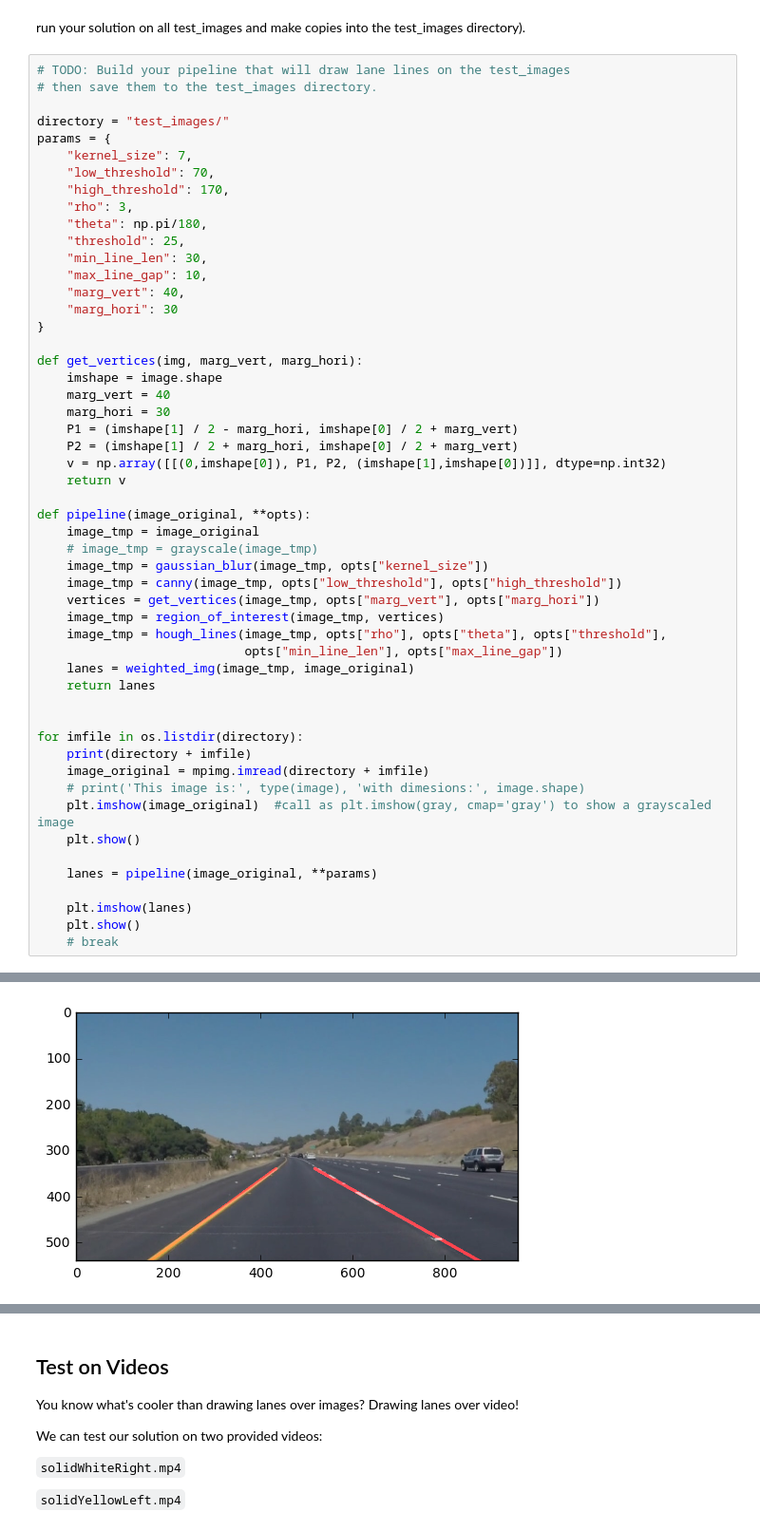
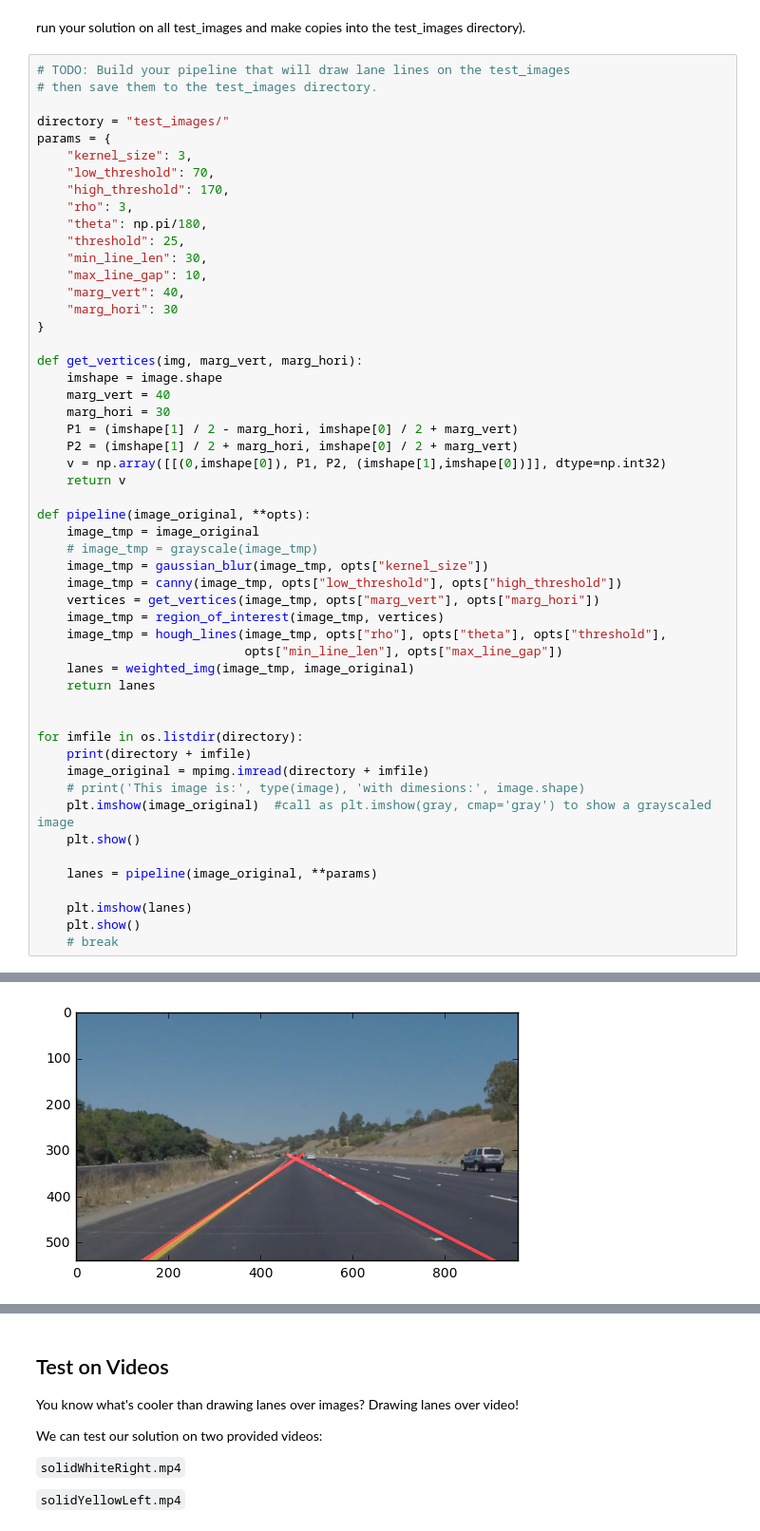
Before and after one commit to hfoffani/CarND-LaneLines-P1, a Jupyter notebook: P1.ipynb, the cells around one changed output, grey strips where cells are left out. Shown at 95% size. Saved outputs shown, nothing was run; the diff lists cells and outputs as text.

Commit message:
With kernel_size == 3

```diff
--- a/P1.ipynb
+++ b/P1.ipynb
@@ -212,7 +212,7 @@ run your solution on all test_images and make copies into the test_images direct
 
 directory = "test_images/"
 params = {
-    "kernel_size": 7,
+    "kernel_size": 3,
     "low_threshold": 70,
     "high_threshold": 170,
     "rho": 3,
@@ -265,8 +265,8 @@ test_images/solidWhiteCurve.jpg
 test_images/solidWhiteRight.jpg
 [figure]
 [figure]
 test_images/solidYellowCurve.jpg
 [figure]
-[figure, old version]
+[figure, new version]
 test_images/solidYellowCurve2.jpg
 [figure]
```
Also changed, not shown: parts of 2 cells of this notebook.
